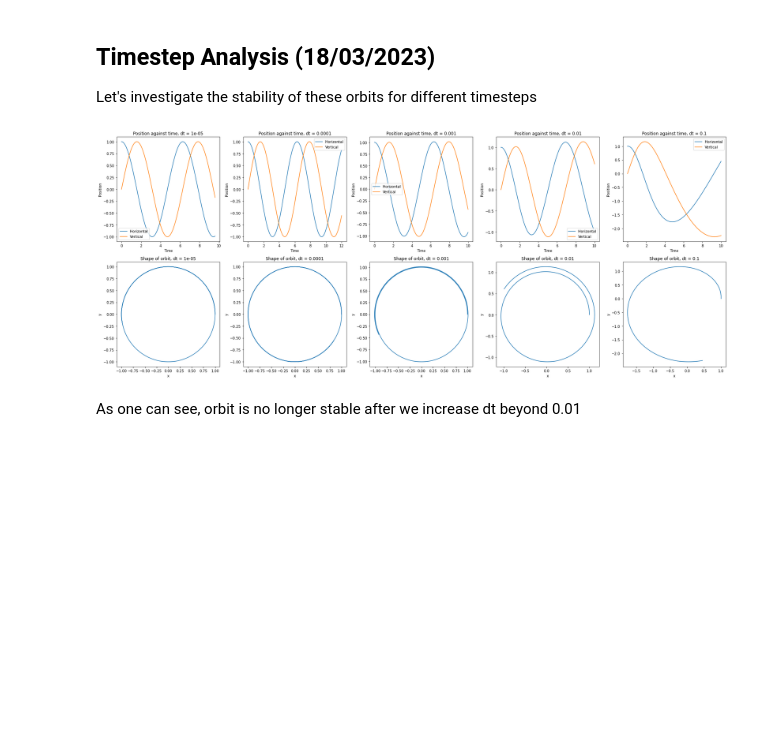
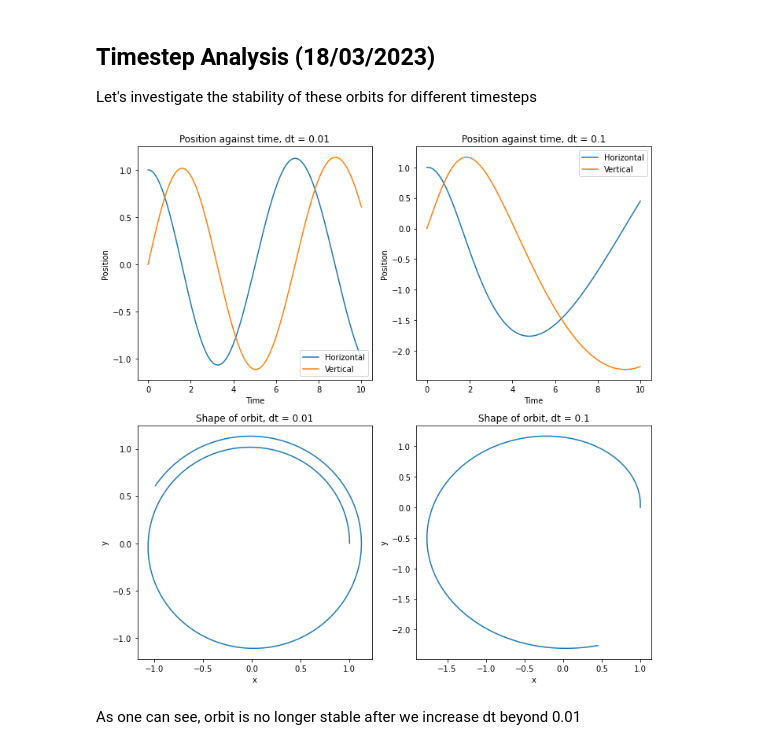
Before and after one commit to dannyphandannyphan/CompPhysMiniProject, a Jupyter notebook: Logbooks/Logbook 0.ipynb, the cells around one changed output. Cells and saved outputs as stored; diff of their text form; code cells hidden in the pictures; blank space fills up the shorter version.

```diff
--- a/Logbooks/Logbook 0.ipynb
+++ b/Logbooks/Logbook 0.ipynb
@@ -198,10 +193,10 @@ plt.savefig("eulerL.jpg", dpi = 300)
 
 Let's investigate the stability of these orbits for different timesteps
 # %%
-timesteps = np.array([1e-5, 1e-4, 1e-3, 1e-2, 1e-1]) # Adding differing timesteps, numbers of steps, and plot colors
-numsteps = np.array([960000, 120000, 10000, 1000, 100])
+timesteps = np.array([1e-2, 1e-1]) # Adding differing timesteps, numbers of steps, and plot colors
+numsteps = np.array([1000, 100])
 
-fig, ax = plt.subplots(ncols = 5, nrows = 2, figsize = (25,10), tight_layout = True)
+fig, ax = plt.subplots(ncols = 2, nrows = 2, figsize = (10,10), tight_layout = True)
 
 for j, step in enumerate(timesteps):
     # Reset variables
@@ -215,34 +210,34 @@ for j, step in enumerate(timesteps):
     pe2 = np.zeros(numsteps[j]+1)
     l1 = np.zeros((numsteps[j]+1,Ndim))
     r1[0] = np.array([radius_orbit,0])
     v1[0] = np.array([0,1])
     ke1[0] = 0.5 * m1 * 1
     l1[0] = m1 * np.cross(r1[0], v1[0])
     pe1[0] = - G*m1*m2/np.linalg.norm(r1[0]-r2[0])
     r_12 = r2 - r1
     r_12_mag = np.linalg.norm(r_12)
 
     for i in range(0, numsteps[j]):
         r1[i+1] = r1[i] + v1[i] * step
         v1[i+1] = v1[i] + (force(m1, m2, r1[i], r2[i]))/m1 * step
 
     tarr = np.arange(0, (numsteps[j]+1) * step, step)[:numsteps[j]+1] # Ensures that that the numpy array is of size
                                                                       # numsteps[j]+1
 
     ax[0,j].plot(tarr, r1[:,0], label = "Horizontal")
     ax[0,j].set_title(f"Position against time, dt = {step}")
     ax[0,j].plot(tarr, r1[:,1], label = "Vertical")
     ax[0,j].set_xlabel("Time")
     ax[0,j].set_ylabel("Position")
     ax[0,j].legend()
 
     ax[1,j].plot(r1[:,0], r1[:,1])
     ax[1,j].set_title(f"Shape of orbit, dt = {step}")
     ax[1,j].set_xlabel(r"x")
     ax[1,j].set_ylabel(r"y")
 plt.savefig("eulertimestepanalysis.jpg", dpi=300)
 # %% [output]
-[figure, old version]
+[figure, new version]
 # %% [markdown]
 As one can see, orbit is no longer stable after we increase dt beyond 0.01
 # %% [markdown]
```
Also changed, not shown: parts of 10 cells of this notebook, 21 other files.
